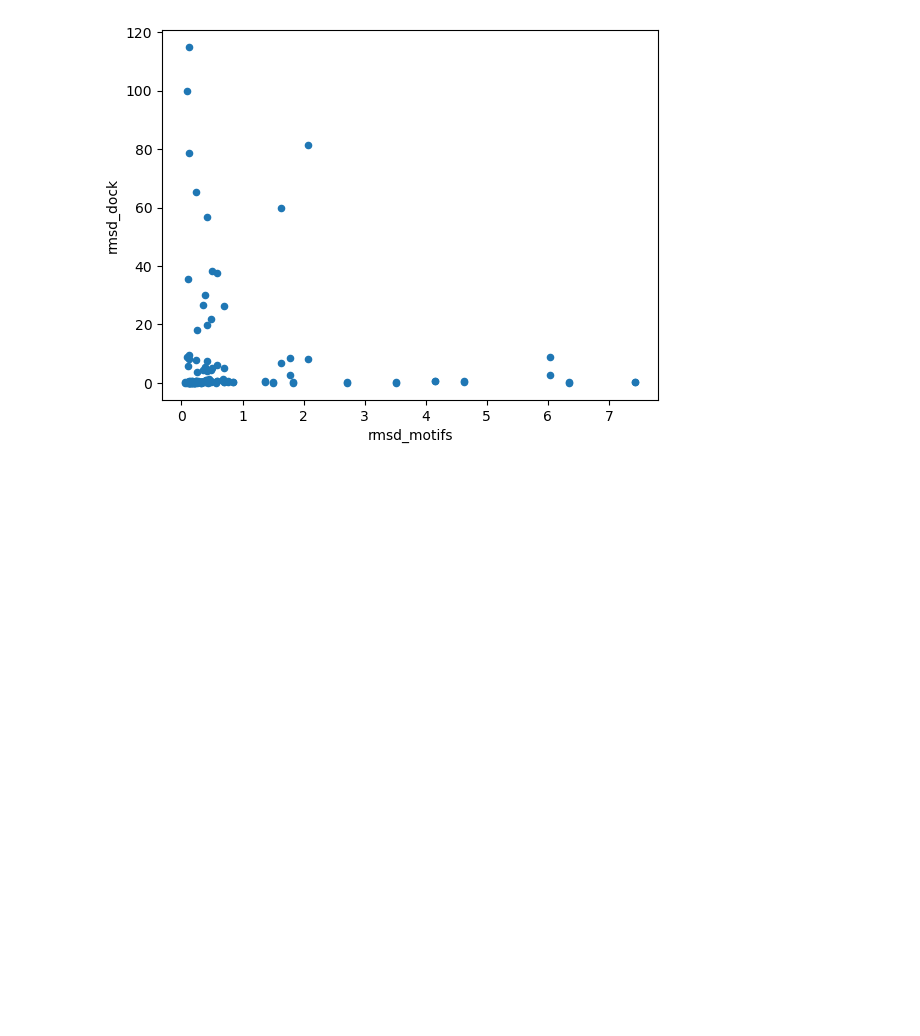
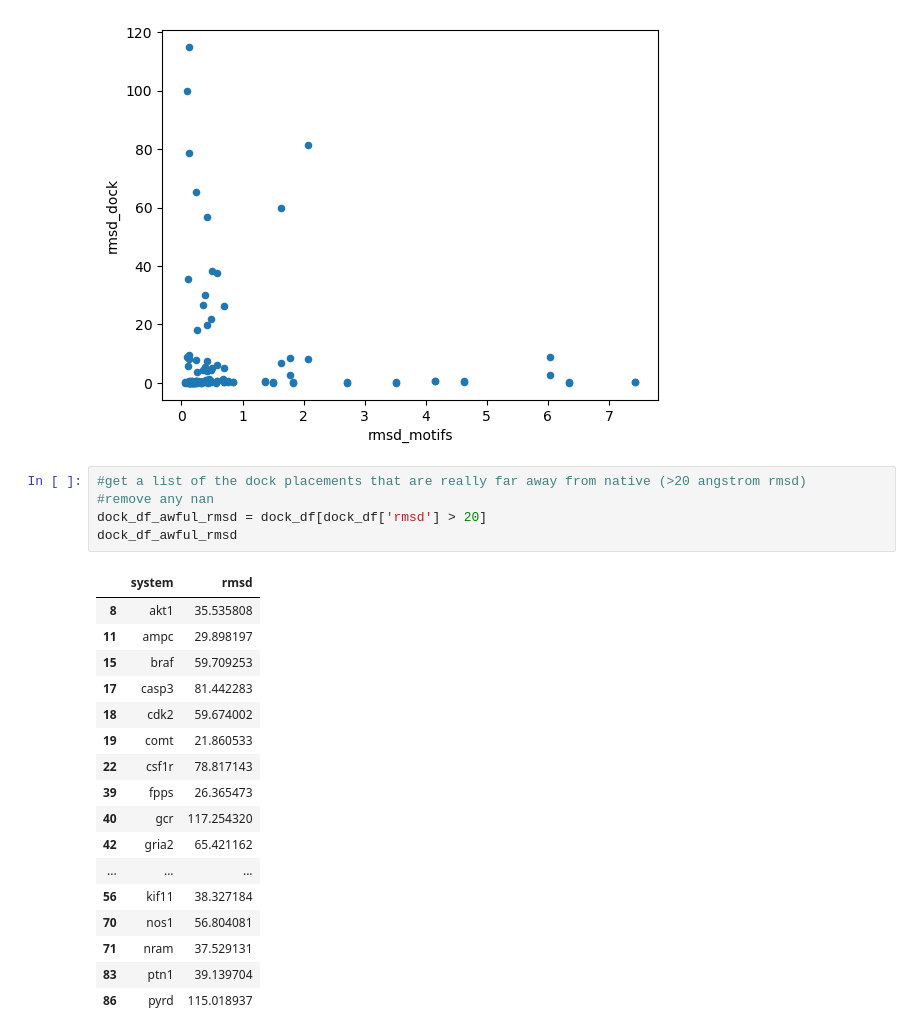
Before and after one commit to toadlover/thyme_lab_internship_2024, a Jupyter notebook: jupyter_notebooks/Dock_3_7_vs_Rosetta.ipynb, the cells around one changed output. Cells and saved outputs as stored; diff of their text form; blank space fills up the shorter version.

```diff
--- a/jupyter_notebooks/Dock_3_7_vs_Rosetta.ipynb
+++ b/jupyter_notebooks/Dock_3_7_vs_Rosetta.ipynb
@@ -227,3 +172,26 @@ merged_df.plot(kind='scatter',x='rmsd_motifs',y='rmsd_dock')
 plt.show()
 # %% [output]
 [figure]
+# %%
+#get a list of the dock placements that are really far away from native (>20 angstrom rmsd)
+#remove any nan
+dock_df_awful_rmsd = dock_df[dock_df['rmsd'] > 20]
+dock_df_awful_rmsd
+# %% [output]
+|  | system | rmsd |
+| 8 | akt1 | 35.535808 |
+| 11 | ampc | 29.898197 |
+| 15 | braf | 59.709253 |
+| 17 | casp3 | 81.442283 |
+| 18 | cdk2 | 59.674002 |
+| 19 | comt | 21.860533 |
+| 22 | csf1r | 78.817143 |
+| 39 | fpps | 26.365473 |
+| 40 | gcr | 117.254320 |
+| 42 | gria2 | 65.421162 |
+| ... | ... | ... |
+| 56 | kif11 | 38.327184 |
+| 70 | nos1 | 56.804081 |
+| 71 | nram | 37.529131 |
+| 83 | ptn1 | 39.139704 |
+| 86 | pyrd | 115.018937 |
```
Also changed, not shown: parts of 6 cells of this notebook, 2 other files.
